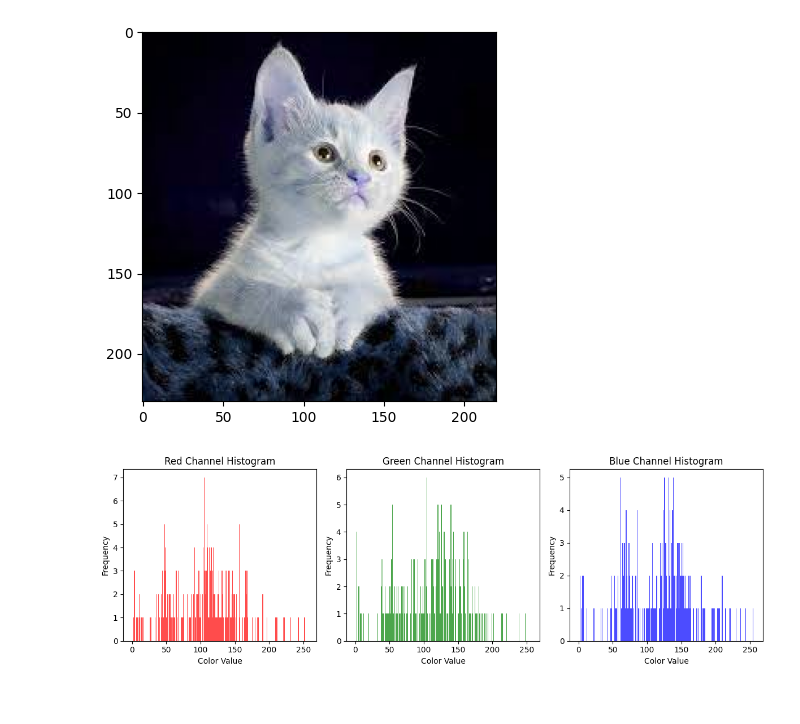
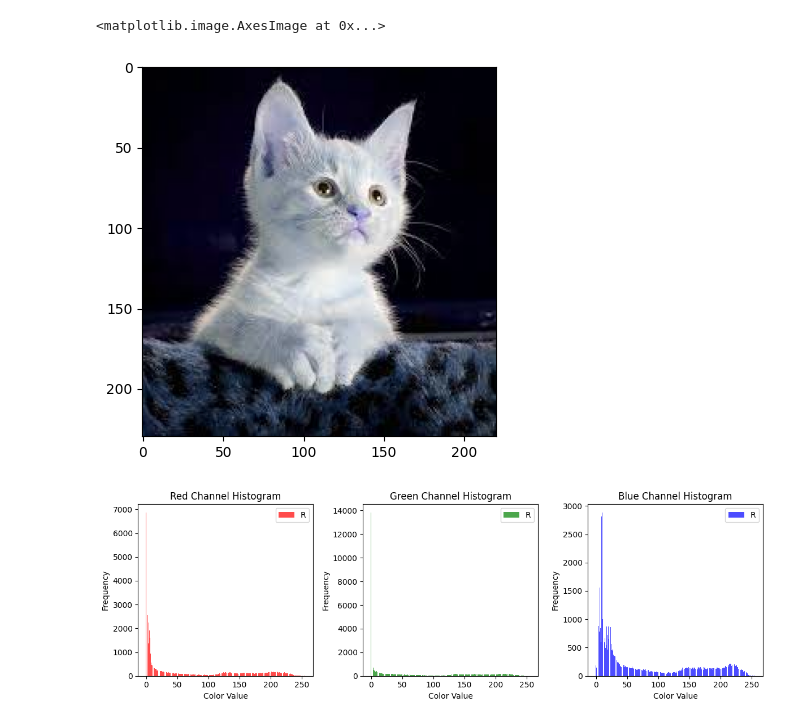
Before and after one commit to Shireee/cv-lab1, a Jupyter notebook: lab1/cv-lab1.ipynb, the cells around one changed output. Drawn from its saved outputs; the diff is of its cells as text; code cells hidden in the pictures.

Commit message:
Structure changes and hist correction

```diff
--- a/cv-lab1.ipynb
+++ b/lab1/cv-lab1.ipynb
@@ -5,17 +6,18 @@ import matplotlib.pyplot as plt
 # Load the image
 image = cv2.imread('./cat.jpg', cv2.COLOR_BGR2RGB)
 plt.imshow(image)
-
-resolution = image.shape
-height = image.shape[0]
-width = image.shape[1]
-channels = image.shape[2]
 # %% [output]
+<matplotlib.image.AxesImage at 0x...>
 [figure]
 # %%
 R = [0 for x in range(256)]
 G = [0 for x in range(256)]
 B = [0 for x in range(256)]
+
+height = image.shape[0]
+width = image.shape[1]
+
+color_values = np.arange(256)
 
 def colorDistribution(image):
     # for RED
@@ -36,28 +38,30 @@ def colorDistribution(image):
 
 colorDistribution(image)
 # %%
-# Histograms for RGB channels
+# Plot the histogram
 plt.figure(figsize=(12, 4))
-
 plt.subplot(131)
-plt.hist(R, bins=256, range=(0, 256), color='red', alpha=0.7)
+plt.bar(color_values, R, color='red', alpha=0.7, label='R')
 plt.xlabel('Color Value')
 plt.ylabel('Frequency')
 plt.title('Red Channel Histogram')
+plt.legend()
 
 plt.subplot(132)
-plt.hist(G, bins=256, range=(0, 256), color='green', alpha=0.7)
+plt.bar(color_values, G, color='green', alpha=0.7, label='R')
 plt.xlabel('Color Value')
 plt.ylabel('Frequency')
 plt.title('Green Channel Histogram')
+plt.legend()
 
 plt.subplot(133)
-plt.hist(B, bins=256, range=(0, 256), color='blue', alpha=0.7)
+plt.bar(color_values, B, color='Blue', alpha=0.7, label='R')
 plt.xlabel('Color Value')
 plt.ylabel('Frequency')
 plt.title('Blue Channel Histogram')
+plt.legend()
 
 plt.tight_layout()
 plt.show()
 # %% [output]
-[figure, old version]
+[figure, new version]
```
Also changed, not shown: parts of 1 cell of this notebook, 1 other file.
